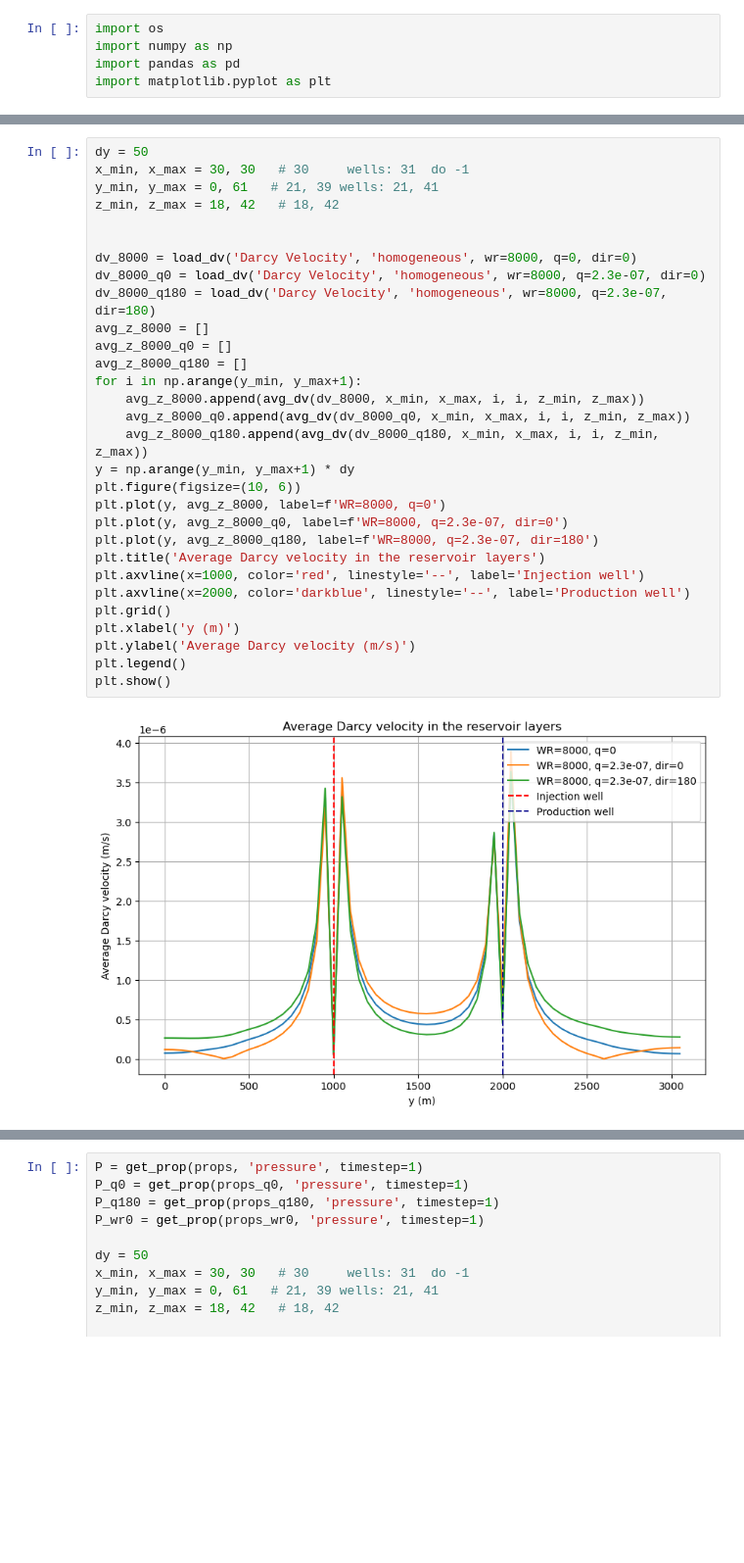
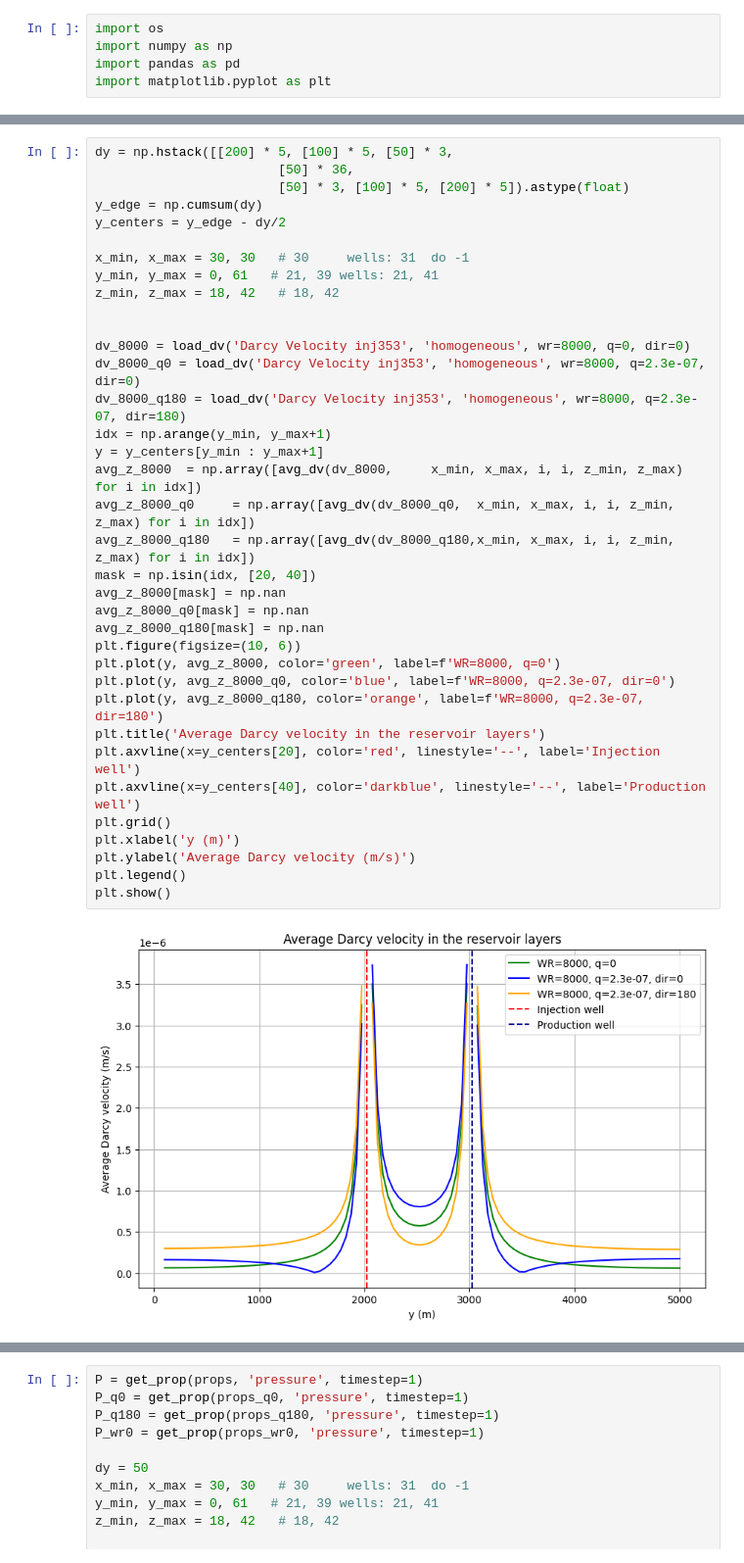
Before and after one commit to KajAbildgaard/MSc-Thesis-Kaj, a Jupyter notebook: Averages.ipynb, the cells around one changed output, grey strips where cells are left out. Shown at 98% size. Cells and saved outputs as stored; diff of their text form; blank space fills up the shorter version.

```diff
--- a/Averages.ipynb
+++ b/Averages.ipynb
@@ -361,35 +1145,41 @@ max      2.691340e-07
 Name: Darcy_velocity, dtype: float64
 [figure]
 # %%
-dy = 50
+dy = np.hstack([[200] * 5, [100] * 5, [50] * 3,
+                        [50] * 36,
+                        [50] * 3, [100] * 5, [200] * 5]).astype(float)
+y_edge = np.cumsum(dy)
+y_centers = y_edge - dy/2
+
 x_min, x_max = 30, 30   # 30     wells: 31  do -1
 y_min, y_max = 0, 61   # 21, 39 wells: 21, 41
 z_min, z_max = 18, 42   # 18, 42
 
 
-dv_8000 = load_dv('Darcy Velocity', 'homogeneous', wr=8000, q=0, dir=0)
-dv_8000_q0 = load_dv('Darcy Velocity', 'homogeneous', wr=8000, q=2.3e-07, dir=0)
-dv_8000_q180 = load_dv('Darcy Velocity', 'homogeneous', wr=8000, q=2.3e-07, dir=180)
-avg_z_8000 = []
-avg_z_8000_q0 = []
-avg_z_8000_q180 = []
-for i in np.arange(y_min, y_max+1):
-    avg_z_8000.append(avg_dv(dv_8000, x_min, x_max, i, i, z_min, z_max))
-    avg_z_8000_q0.append(avg_dv(dv_8000_q0, x_min, x_max, i, i, z_min, z_max))
-    avg_z_8000_q180.append(avg_dv(dv_8000_q180, x_min, x_max, i, i, z_min, z_max))
-y = np.arange(y_min, y_max+1) * dy
+dv_8000 = load_dv('Darcy Velocity inj353', 'homogeneous', wr=8000, q=0, dir=0)
+dv_8000_q0 = load_dv('Darcy Velocity inj353', 'homogeneous', wr=8000, q=2.3e-07, dir=0)
+dv_8000_q180 = load_dv('Darcy Velocity inj353', 'homogeneous', wr=8000, q=2.3e-07, dir=180)
+idx = np.arange(y_min, y_max+1)
+y = y_centers[y_min : y_max+1]
+avg_z_8000  = np.array([avg_dv(dv_8000,     x_min, x_max, i, i, z_min, z_max) for i in idx])
+avg_z_8000_q0     = np.array([avg_dv(dv_8000_q0,  x_min, x_max, i, i, z_min, z_max) for i in idx])
+avg_z_8000_q180   = np.array([avg_dv(dv_8000_q180,x_min, x_max, i, i, z_min, z_max) for i in idx])
+mask = np.isin(idx, [20, 40])
+avg_z_8000[mask] = np.nan
+avg_z_8000_q0[mask] = np.nan
+avg_z_8000_q180[mask] = np.nan
 plt.figure(figsize=(10, 6))
-plt.plot(y, avg_z_8000, label=f'WR=8000, q=0')
-plt.plot(y, avg_z_8000_q0, label=f'WR=8000, q=2.3e-07, dir=0')
-plt.plot(y, avg_z_8000_q180, label=f'WR=8000, q=2.3e-07, dir=180')
+plt.plot(y, avg_z_8000, color='green', label=f'WR=8000, q=0')
+plt.plot(y, avg_z_8000_q0, color='blue', label=f'WR=8000, q=2.3e-07, dir=0')
+plt.plot(y, avg_z_8000_q180, color='orange', label=f'WR=8000, q=2.3e-07, dir=180')
 plt.title('Average Darcy velocity in the reservoir layers')
-plt.axvline(x=1000, color='red', linestyle='--', label='Injection well')
-plt.axvline(x=2000, color='darkblue', linestyle='--', label='Production well')
+plt.axvline(x=y_centers[20], color='red', linestyle='--', label='Injection well')
+plt.axvline(x=y_centers[40], color='darkblue', linestyle='--', label='Production well')
 plt.grid()
 plt.xlabel('y (m)')
 plt.ylabel('Average Darcy velocity (m/s)')
 plt.legend()
 plt.show()
 # %% [output]
-[figure, old version]
+[figure, new version]
 # %%
```
Also changed, not shown: parts of 33 cells of this notebook, 5 other files.
